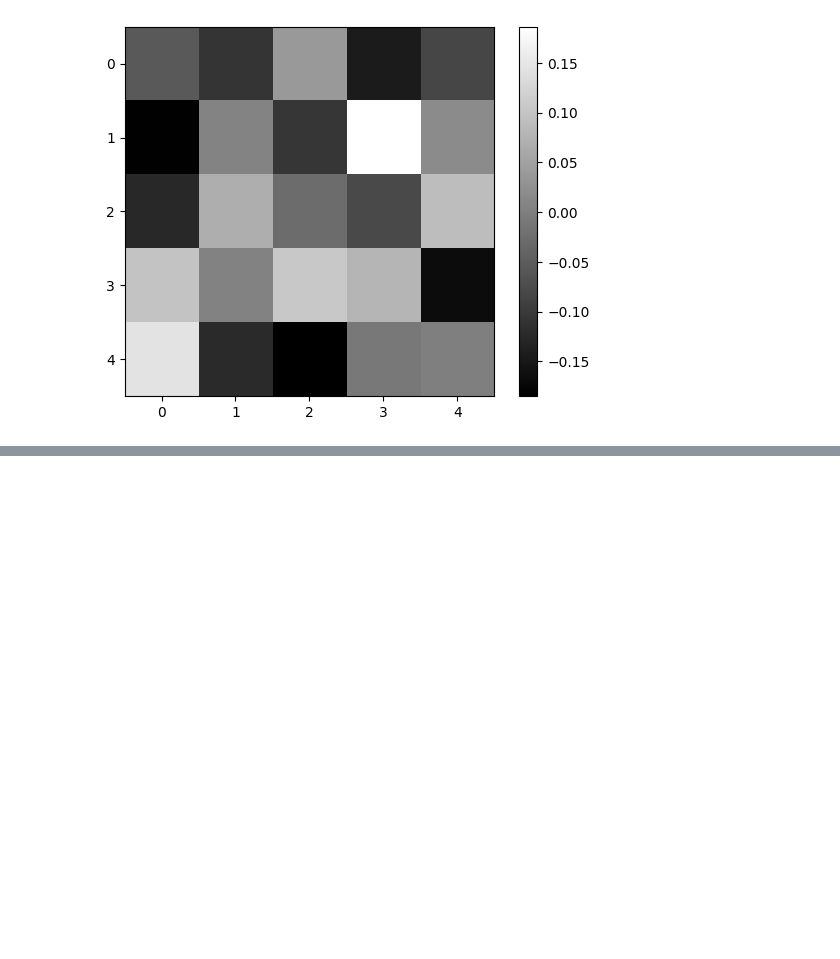
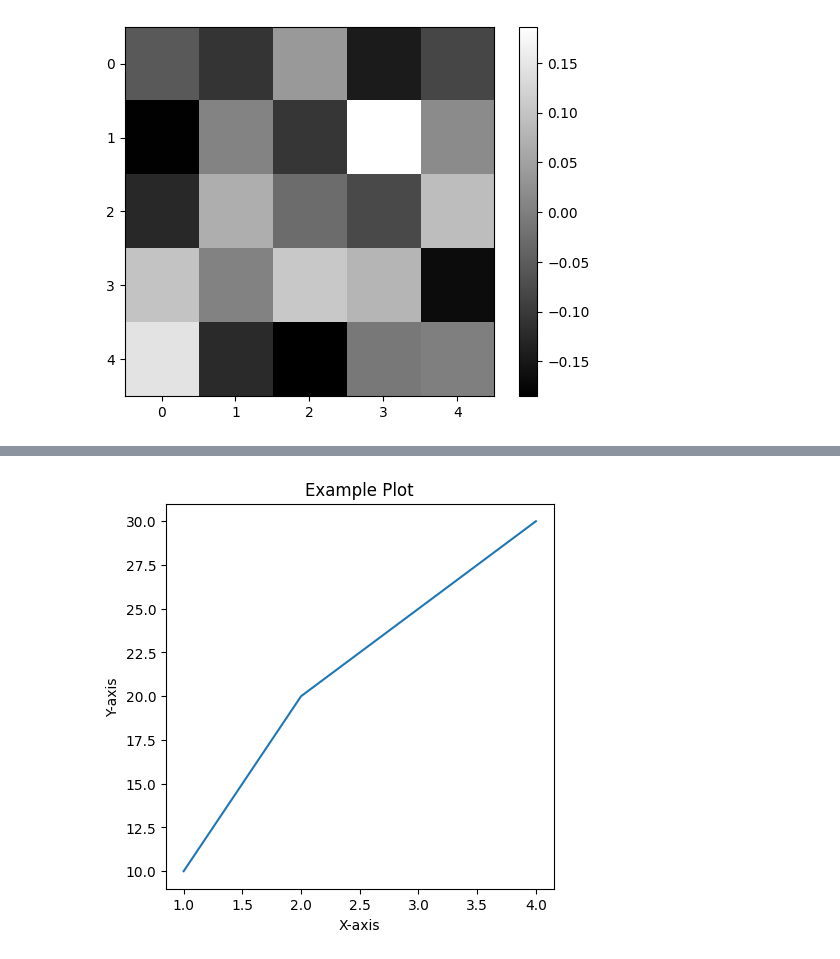
Before and after one commit to tmdgusya/install-pytorch, a Jupyter notebook: modeling.ipynb, the cells around one changed output, grey strips where cells are left out. Cells and saved outputs as stored; diff of their text form; code cells hidden in the pictures; blank space fills up the shorter version.

```diff
--- a/modeling.ipynb
+++ b/modeling.ipynb
@@ -171,0 +210,18 @@ plt.show()
+# %%
+import matplotlib.pyplot as plt
+
+# Create a figure with a specific size
+plt.figure(figsize=(5, 5))
+
+# Plot some data
+plt.plot([1, 2, 3, 4], [10, 20, 25, 30])
+
+# Add title and labels
+plt.title('Example Plot')
+plt.xlabel('X-axis')
+plt.ylabel('Y-axis')
+
+# Show the plot
+plt.show()
+# %% [output]
+[figure, added]
```
Also changed, not shown: parts of 3 cells of this notebook.
